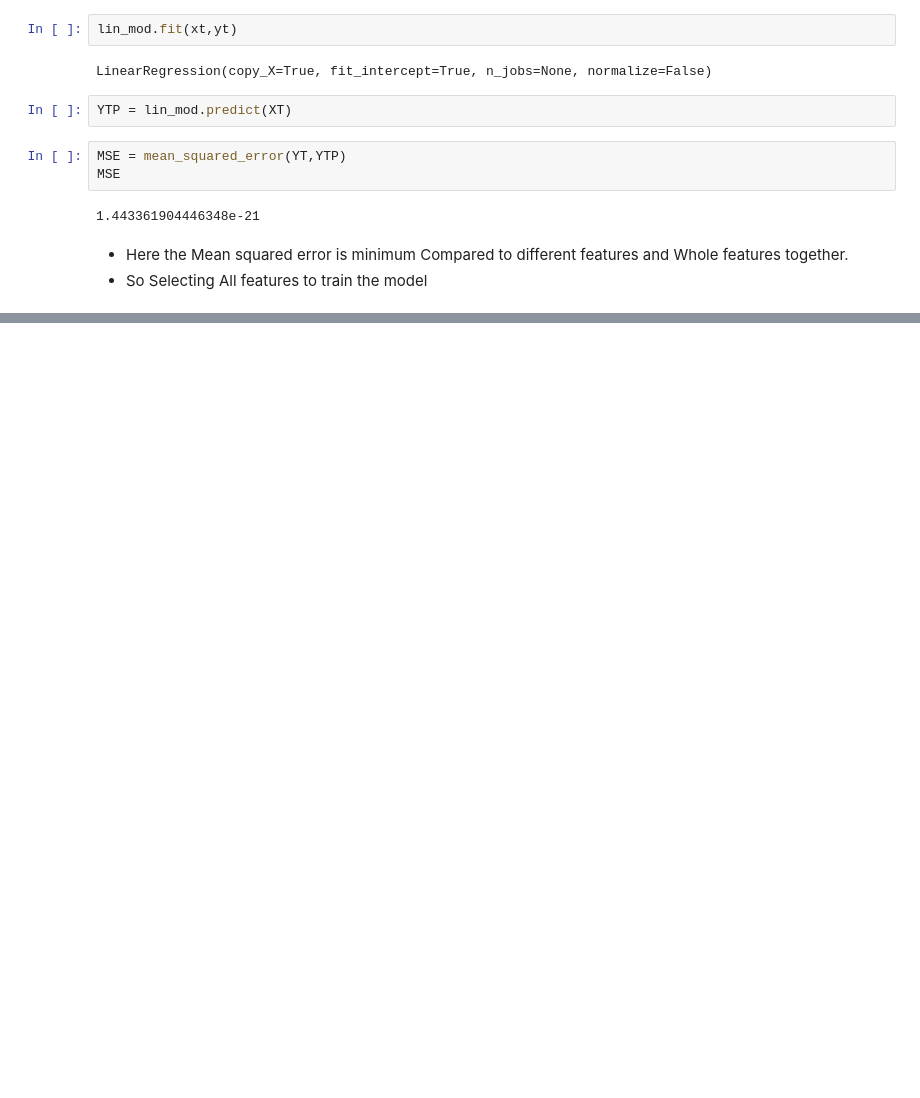
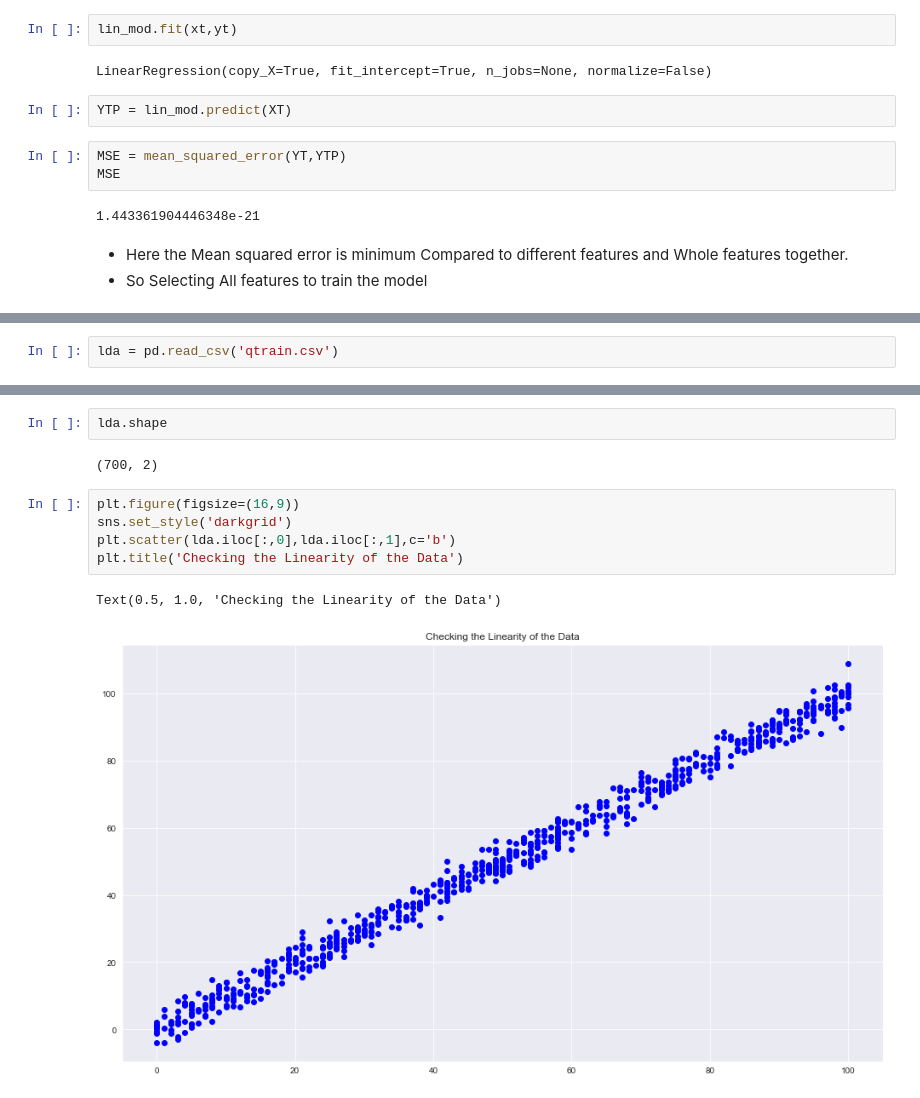
Before and after one commit to iausteenlova/ML-Supervised, a Jupyter notebook: Linear_model/Linear Regression.ipynb, the cells around one changed output, grey strips where cells are left out. Drawn from its saved outputs; the diff is of its cells as text; blank space fills up the shorter version.

Commit message:
Linear Regression #2 datasets

```diff
--- a/Linear_model/Linear Regression.ipynb
+++ b/Linear_model/Linear Regression.ipynb
@@ -99,0 +104,2 @@ MSE
+# %%
+lda = pd.read_csv('qtrain.csv')
@@ -99,0 +115,12 @@ MSE
+# %%
+lda.shape
+# %% [output]
+(700, 2)
+# %%
+plt.figure(figsize=(16,9))
+sns.set_style('darkgrid')
+plt.scatter(lda.iloc[:,0],lda.iloc[:,1],c='b')
+plt.title('Checking the Linearity of the Data')
+# %% [output]
+Text(0.5, 1.0, 'Checking the Linearity of the Data')
+[figure, added]
```
Also changed, not shown: parts of 55 cells of this notebook.
